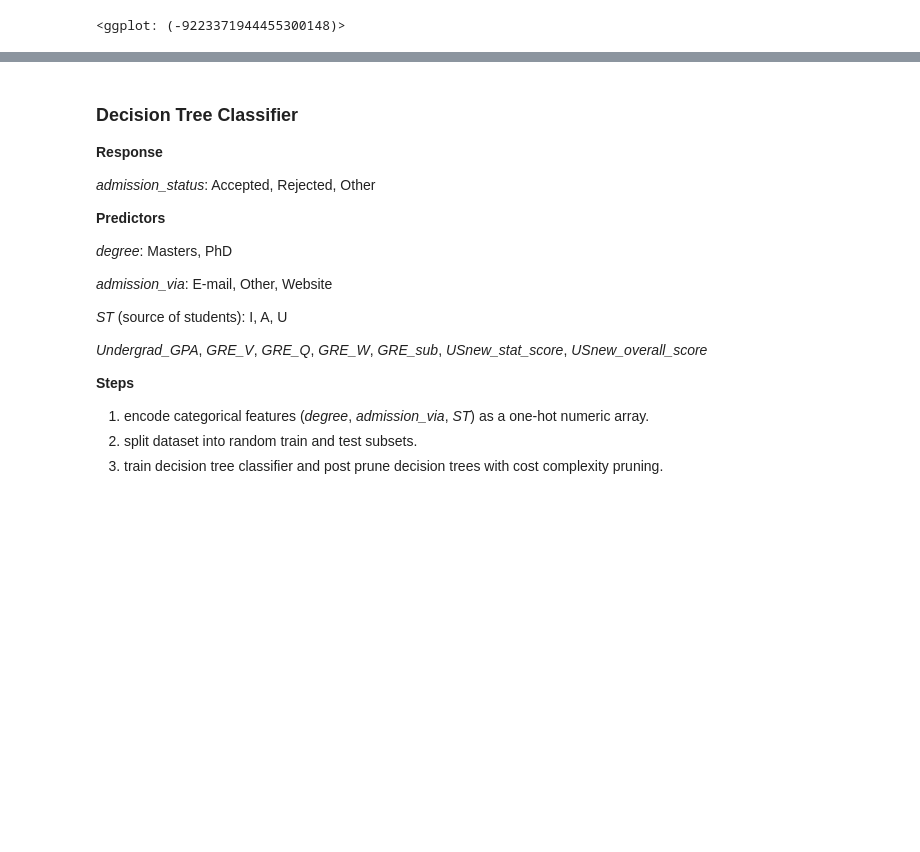
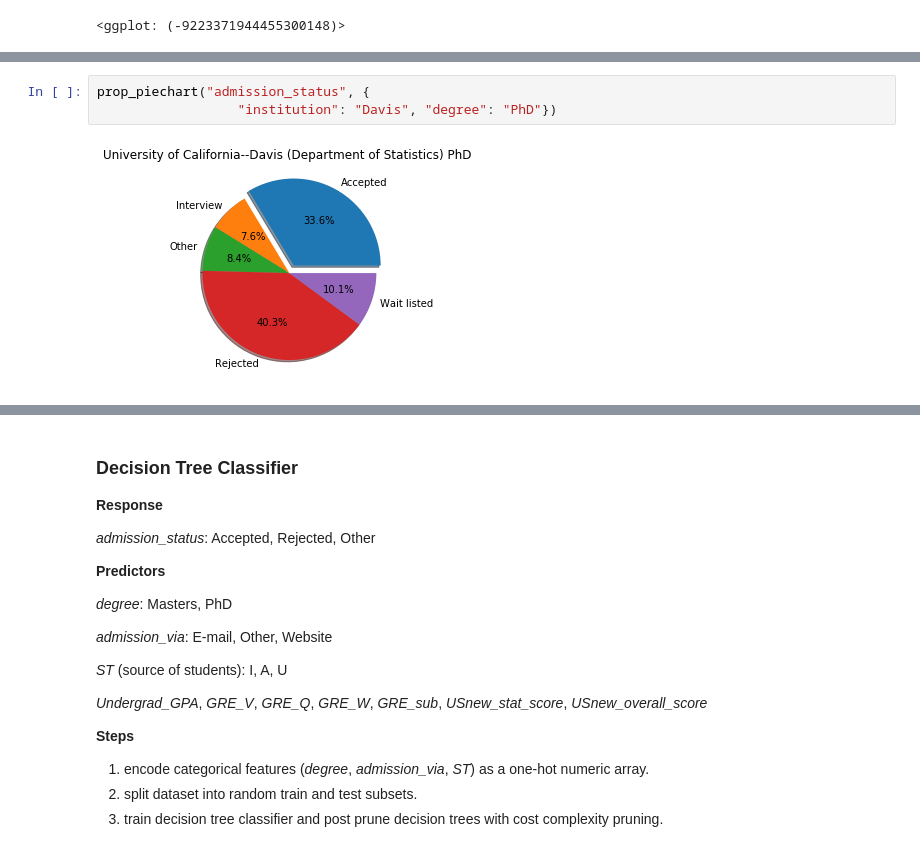
Before and after one commit to hango1996/Analysis-of-Gradcafe-Data, a Jupyter notebook: final_project-master/notebooks/EDA.ipynb, the cells around one changed output, grey strips where cells are left out. Drawn from its saved outputs; the diff is of its cells as text; blank space fills up the shorter version.

```diff
--- a/final_project-master/notebooks/EDA.ipynb
+++ b/final_project-master/notebooks/EDA.ipynb
@@ -110,0 +164,5 @@ gg
+# %%
+prop_piechart("admission_status", {
+                  "institution": "Davis", "degree": "PhD"})
+# %% [output]
+[figure, added]
```
Also changed, not shown: parts of 22 cells of this notebook.
